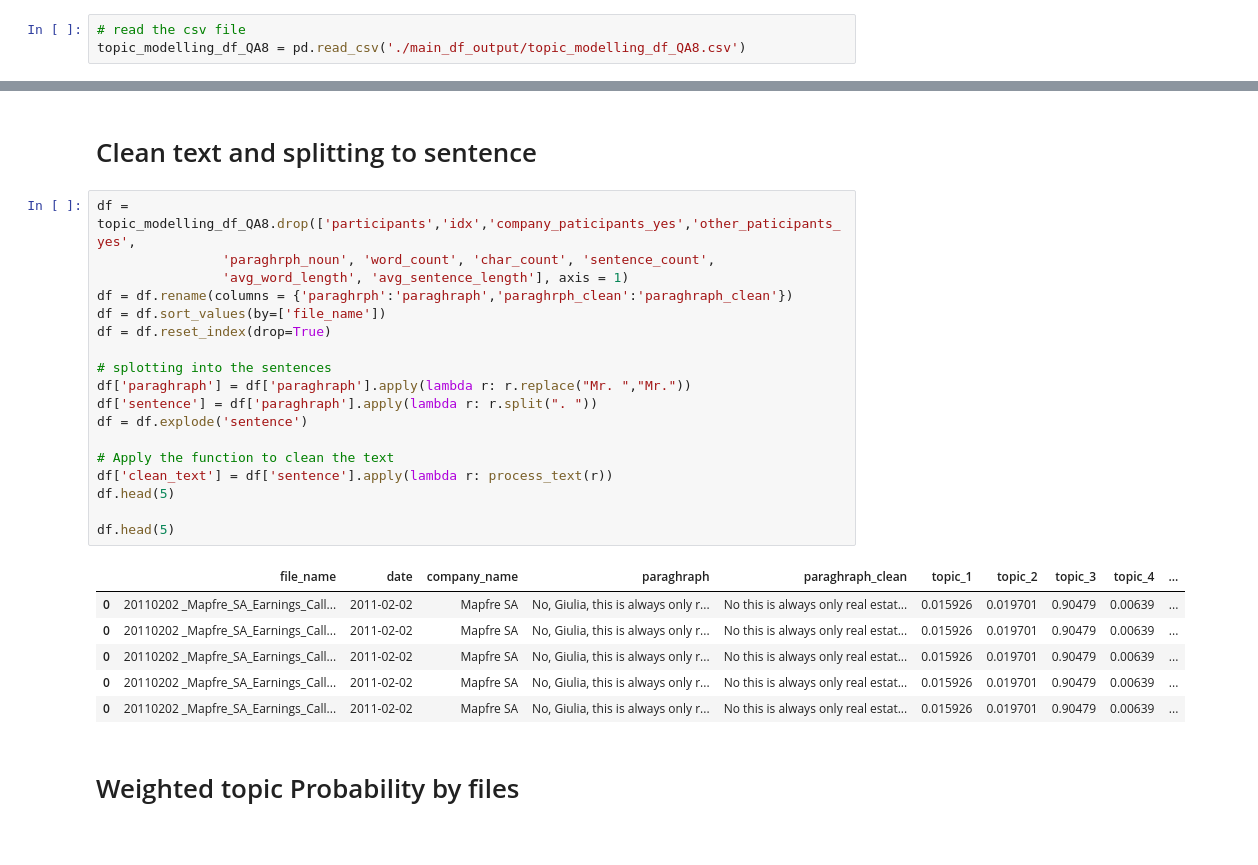
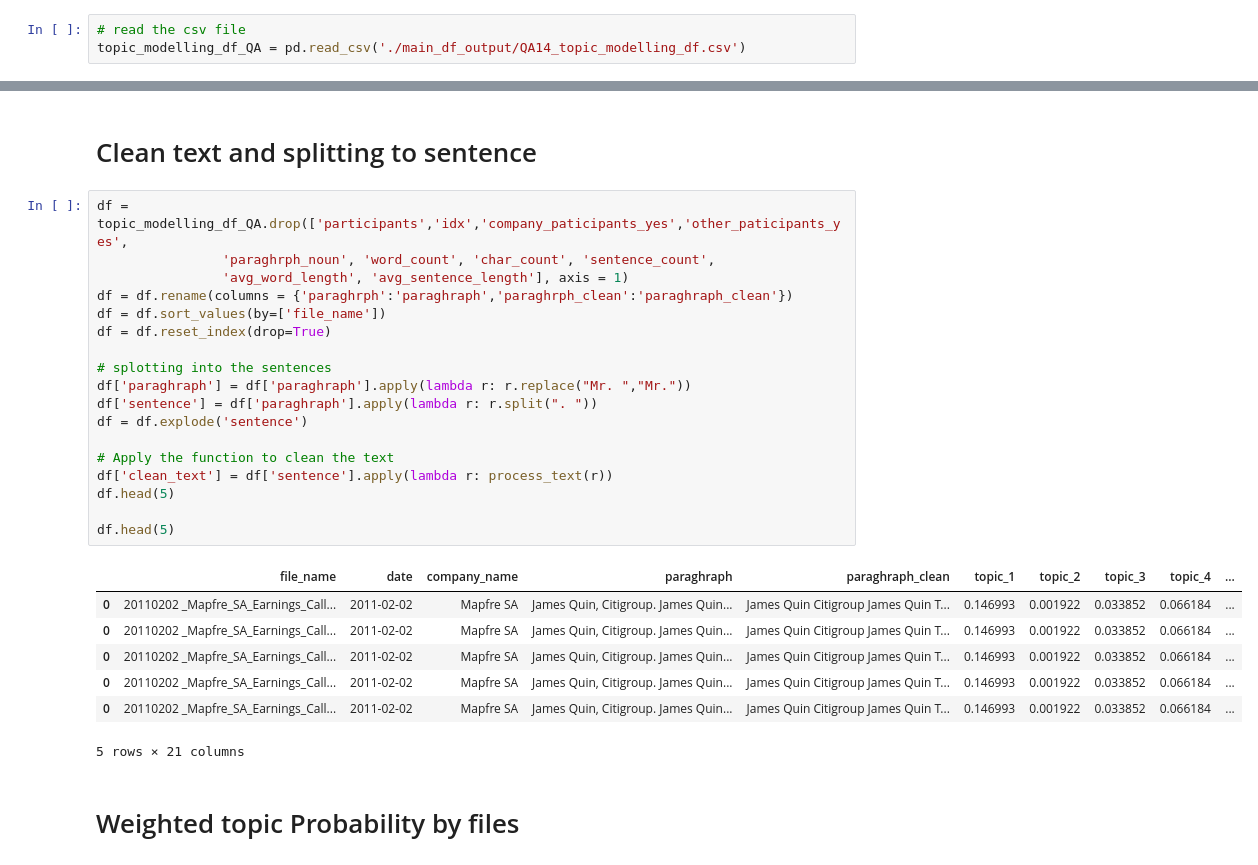
Before and after one commit to BoE-ARP-Bayes-MSc-BA/BoE_ARP_test04, a Jupyter notebook: QA_Regression_input.ipynb, the cells around one changed output, grey strips where cells are left out. Cells and saved outputs as stored; diff of their text form.

```diff
--- a/QA_Regression_input.ipynb
+++ b/QA_Regression_input.ipynb
@@ -36,7 +36,7 @@ from yahoofinancials import YahooFinancials
 [nltk_data]   Package stopwords is already up-to-date!
 # %%
 # read the csv file
-topic_modelling_df_QA8 = pd.read_csv('./main_df_output/topic_modelling_df_QA8.csv')
+topic_modelling_df_QA = pd.read_csv('./main_df_output/QA14_topic_modelling_df.csv')
 # %% [markdown]
 # Define Functions
 # %%
@@ -120,30 +120,31 @@ def stock_price_change(stock_list, start_date, end_date):
 # %% [markdown]
 # Clean text and splitting to sentence
 # %%
-df = topic_modelling_df_QA8.drop(['participants','idx','company_paticipants_yes','other_paticipants_yes',
+df = topic_modelling_df_QA.drop(['participants','idx','company_paticipants_yes','other_paticipants_yes',
                 'paraghrph_noun', 'word_count', 'char_count', 'sentence_count',
                 'avg_word_length', 'avg_sentence_length'], axis = 1)
 df = df.rename(columns = {'paraghrph':'paraghraph','paraghrph_clean':'paraghraph_clean'})
 df = df.sort_values(by=['file_name'])
 df = df.reset_index(drop=True)
 
 # splotting into the sentences
 df['paraghraph'] = df['paraghraph'].apply(lambda r: r.replace("Mr. ","Mr."))
 df['sentence'] = df['paraghraph'].apply(lambda r: r.split(". "))
 df = df.explode('sentence')
 
 # Apply the function to clean the text
 df['clean_text'] = df['sentence'].apply(lambda r: process_text(r))
 df.head(5)
 
 df.head(5)
 # %% [output]
 |  | file_name | date | company_name | paraghraph | paraghraph_clean | topic_1 | topic_2 | topic_3 | topic_4 | ... |
-| 0 | 20110202 _Mapfre_SA_Earnings_Call... | 2011-02-02 | Mapfre SA | No, Giulia, this is always only r... | No this is always only real estat... | 0.015926 | 0.019701 | 0.90479 | 0.00639 | ... |
-| 0 | 20110202 _Mapfre_SA_Earnings_Call... | 2011-02-02 | Mapfre SA | No, Giulia, this is always only r... | No this is always only real estat... | 0.015926 | 0.019701 | 0.90479 | 0.00639 | ... |
-| 0 | 20110202 _Mapfre_SA_Earnings_Call... | 2011-02-02 | Mapfre SA | No, Giulia, this is always only r... | No this is always only real estat... | 0.015926 | 0.019701 | 0.90479 | 0.00639 | ... |
-| 0 | 20110202 _Mapfre_SA_Earnings_Call... | 2011-02-02 | Mapfre SA | No, Giulia, this is always only r... | No this is always only real estat... | 0.015926 | 0.019701 | 0.90479 | 0.00639 | ... |
-| 0 | 20110202 _Mapfre_SA_Earnings_Call... | 2011-02-02 | Mapfre SA | No, Giulia, this is always only r... | No this is always only real estat... | 0.015926 | 0.019701 | 0.90479 | 0.00639 | ... |
+| 0 | 20110202 _Mapfre_SA_Earnings_Call... | 2011-02-02 | Mapfre SA | James Quin, Citigroup. James Quin... | James Quin Citigroup James Quin T... | 0.146993 | 0.001922 | 0.033852 | 0.066184 | ... |
+| 0 | 20110202 _Mapfre_SA_Earnings_Call... | 2011-02-02 | Mapfre SA | James Quin, Citigroup. James Quin... | James Quin Citigroup James Quin T... | 0.146993 | 0.001922 | 0.033852 | 0.066184 | ... |
+| 0 | 20110202 _Mapfre_SA_Earnings_Call... | 2011-02-02 | Mapfre SA | James Quin, Citigroup. James Quin... | James Quin Citigroup James Quin T... | 0.146993 | 0.001922 | 0.033852 | 0.066184 | ... |
+| 0 | 20110202 _Mapfre_SA_Earnings_Call... | 2011-02-02 | Mapfre SA | James Quin, Citigroup. James Quin... | James Quin Citigroup James Quin T... | 0.146993 | 0.001922 | 0.033852 | 0.066184 | ... |
+| 0 | 20110202 _Mapfre_SA_Earnings_Call... | 2011-02-02 | Mapfre SA | James Quin, Citigroup. James Quin... | James Quin Citigroup James Quin T... | 0.146993 | 0.001922 | 0.033852 | 0.066184 | ... |
+5 rows × 21 columns
 # %% [markdown]
 # Weighted topic Probability by files
 # %%
```
Also changed, not shown: parts of 10 cells of this notebook, 8 other files.
